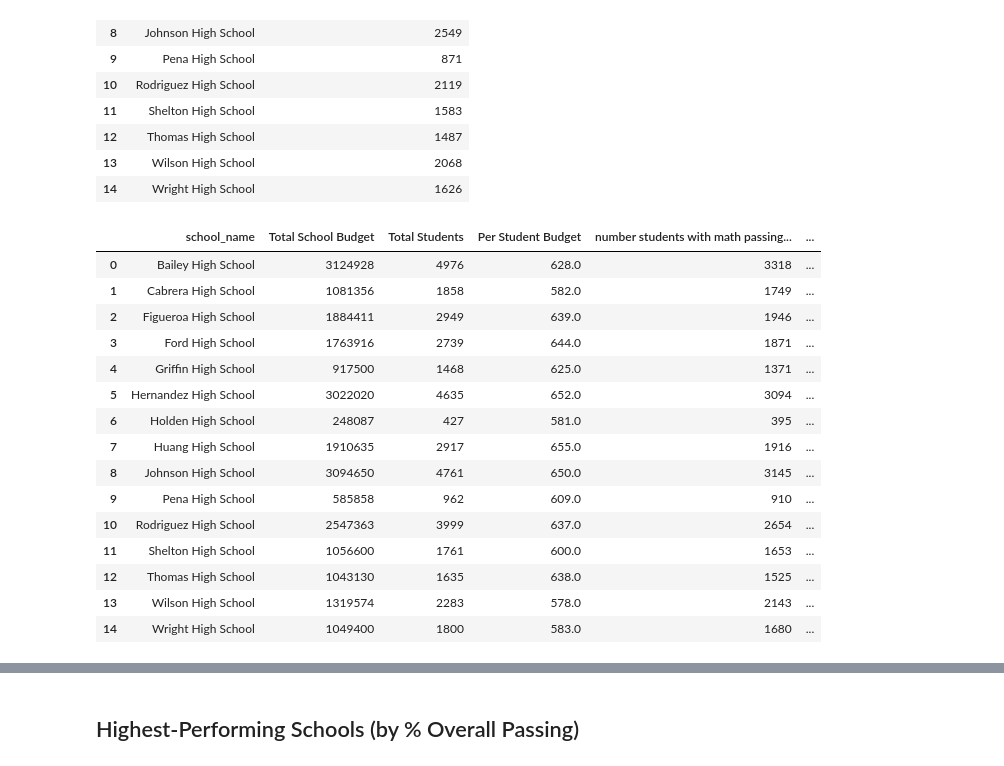
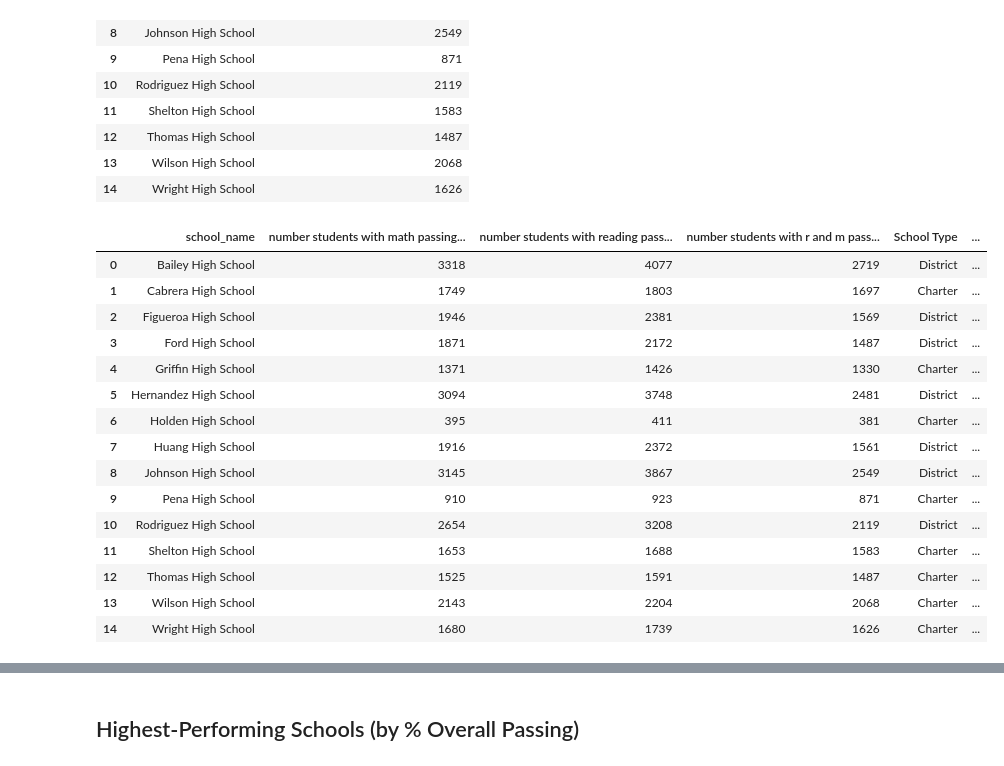
Before and after one commit to dragatuso/pandas-challenge, a Jupyter notebook: PyCitySchools/PyCitySchools_starter.ipynb, the cells around one changed output, grey strips where cells are left out. Cells and saved outputs as stored; diff of their text form; code cells hidden in the pictures.

```diff
--- a/PyCitySchools/PyCitySchools_starter.ipynb
+++ b/PyCitySchools/PyCitySchools_starter.ipynb
@@ -134,19 +125,18 @@ school_types_df
 per_school_counts = school_data_complete.groupby('school_name')
 per_school_counts['student_name'].count()
 per_school_counts_df=pd.DataFrame(per_school_counts['student_name'].count()).reset_index().rename(columns={'student_name':'Total Students'})
-#per_school_counts_df
 
 # Calculate the total school budget
 per_school_budget = school_data_complete.groupby('school_name')
 per_school_budget['budget'].unique()
 per_school_budget_df=pd.DataFrame(per_school_budget['budget'].unique()).reset_index().rename(columns={'budget':'Total School Budget'})
 per_school_budget_df['Total School Budget']=per_school_budget_df['Total School Budget'].astype('int64')
-#per_school_budget_df
 
 budget_df=pd.merge(per_school_budget_df,per_school_counts_df,on='school_name')
-#budget_df
 
 #Calculate per capita spending per school
 budget_df['Per Student Budget']=budget_df['Total School Budget']/budget_df['Total Students']
-budget_df
+
+schooltypes_budget_df=pd.merge(school_types_df,budget_df,on='school_name')
+schooltypes_budget_df
 # %% [output]
@@ -170,12 +160,14 @@ budget_df
 # Calculate the average test scores per school from school_data_complete
 per_school_math = school_data_complete.groupby('school_name')
 per_school_math['math_score'].mean()
-per_school_math_df=pd.DataFrame(per_school_math['math_score'].mean()).reset_index()
+per_school_math_df=pd.DataFrame(per_school_math['math_score'].mean()).reset_index().rename(columns={'math_score':'Average Math Score'})
 
 per_school_reading = school_data_complete.groupby('school_name')
 per_school_reading['reading_score'].mean()
-per_school_reading_df=pd.DataFrame(per_school_reading['reading_score'].mean()).reset_index()
+per_school_reading_df=pd.DataFrame(per_school_reading['reading_score'].mean()).reset_index().rename(columns={'reading_score':'Average Reading Score'})
 
 scores_df=pd.merge(per_school_math_df,per_school_reading_df,on='school_name')
-scores_df
+
+schooltypes_budget_scores_df=pd.merge(schooltypes_budget_df,scores_df,on='school_name')
+schooltypes_budget_scores_df
 # %% [output]
@@ -272,32 +264,31 @@ school_students_passing_math_and_reading_df
 | 13 | Wilson High School | 2068 |
 | 14 | Wright High School | 1626 |
 # %%
-passing_rates_df=pd.merge(budget_df,school_students_passing_math_df,on='school_name')
-#passing_rates_df
+passing_rates_df=pd.merge(school_students_passing_math_df,school_students_passing_reading_df,on='school_name')
+passing_rates_df
 
-passign_rate_1_df=pd.merge(passing_rates_df,school_students_passing_reading_df,on='school_name')
-#passign_rate_1_df
+passign_rate_1_df=pd.merge(passing_rates_df,school_students_passing_math_and_reading_df,on='school_name')
+passign_rate_1_df
 
-
-passing_rate_2_df=pd.merge(passign_rate_1_df,school_students_passing_math_and_reading_df,on='school_name')
+passing_rate_2_df=pd.merge(passign_rate_1_df,schooltypes_budget_scores_df,on='school_name')
 passing_rate_2_df
 # %% [output]
-|  | school_name | Total School Budget | Total Students | Per Student Budget | number students with math passing... | ... |
-| 0 | Bailey High School | 3124928 | 4976 | 628.0 | 3318 | ... |
-| 1 | Cabrera High School | 1081356 | 1858 | 582.0 | 1749 | ... |
-| 2 | Figueroa High School | 1884411 | 2949 | 639.0 | 1946 | ... |
-| 3 | Ford High School | 1763916 | 2739 | 644.0 | 1871 | ... |
-| 4 | Griffin High School | 917500 | 1468 | 625.0 | 1371 | ... |
-| 5 | Hernandez High School | 3022020 | 4635 | 652.0 | 3094 | ... |
-| 6 | Holden High School | 248087 | 427 | 581.0 | 395 | ... |
-| 7 | Huang High School | 1910635 | 2917 | 655.0 | 1916 | ... |
-| 8 | Johnson High School | 3094650 | 4761 | 650.0 | 3145 | ... |
-| 9 | Pena High School | 585858 | 962 | 609.0 | 910 | ... |
-| 10 | Rodriguez High School | 2547363 | 3999 | 637.0 | 2654 | ... |
-| 11 | Shelton High School | 1056600 | 1761 | 600.0 | 1653 | ... |
-| 12 | Thomas High School | 1043130 | 1635 | 638.0 | 1525 | ... |
-| 13 | Wilson High School | 1319574 | 2283 | 578.0 | 2143 | ... |
-| 14 | Wright High School | 1049400 | 1800 | 583.0 | 1680 | ... |
+|  | school_name | number students with math passing... | number students with reading pass... | number students with r and m pass... | School Type | ... |
+| 0 | Bailey High School | 3318 | 4077 | 2719 | District | ... |
+| 1 | Cabrera High School | 1749 | 1803 | 1697 | Charter | ... |
+| 2 | Figueroa High School | 1946 | 2381 | 1569 | District | ... |
+| 3 | Ford High School | 1871 | 2172 | 1487 | District | ... |
+| 4 | Griffin High School | 1371 | 1426 | 1330 | Charter | ... |
+| 5 | Hernandez High School | 3094 | 3748 | 2481 | District | ... |
+| 6 | Holden High School | 395 | 411 | 381 | Charter | ... |
+| 7 | Huang High School | 1916 | 2372 | 1561 | District | ... |
+| 8 | Johnson High School | 3145 | 3867 | 2549 | District | ... |
+| 9 | Pena High School | 910 | 923 | 871 | Charter | ... |
+| 10 | Rodriguez High School | 2654 | 3208 | 2119 | District | ... |
+| 11 | Shelton High School | 1653 | 1688 | 1583 | Charter | ... |
+| 12 | Thomas High School | 1525 | 1591 | 1487 | Charter | ... |
+| 13 | Wilson High School | 2143 | 2204 | 2068 | Charter | ... |
+| 14 | Wright High School | 1680 | 1739 | 1626 | Charter | ... |
 # %%
 # Use the provided code to calculate the passing rates
 #per_school_passing_math = school_students_passing_math / per_school_counts * 100
```
Also changed, not shown: parts of 6 cells of this notebook.
